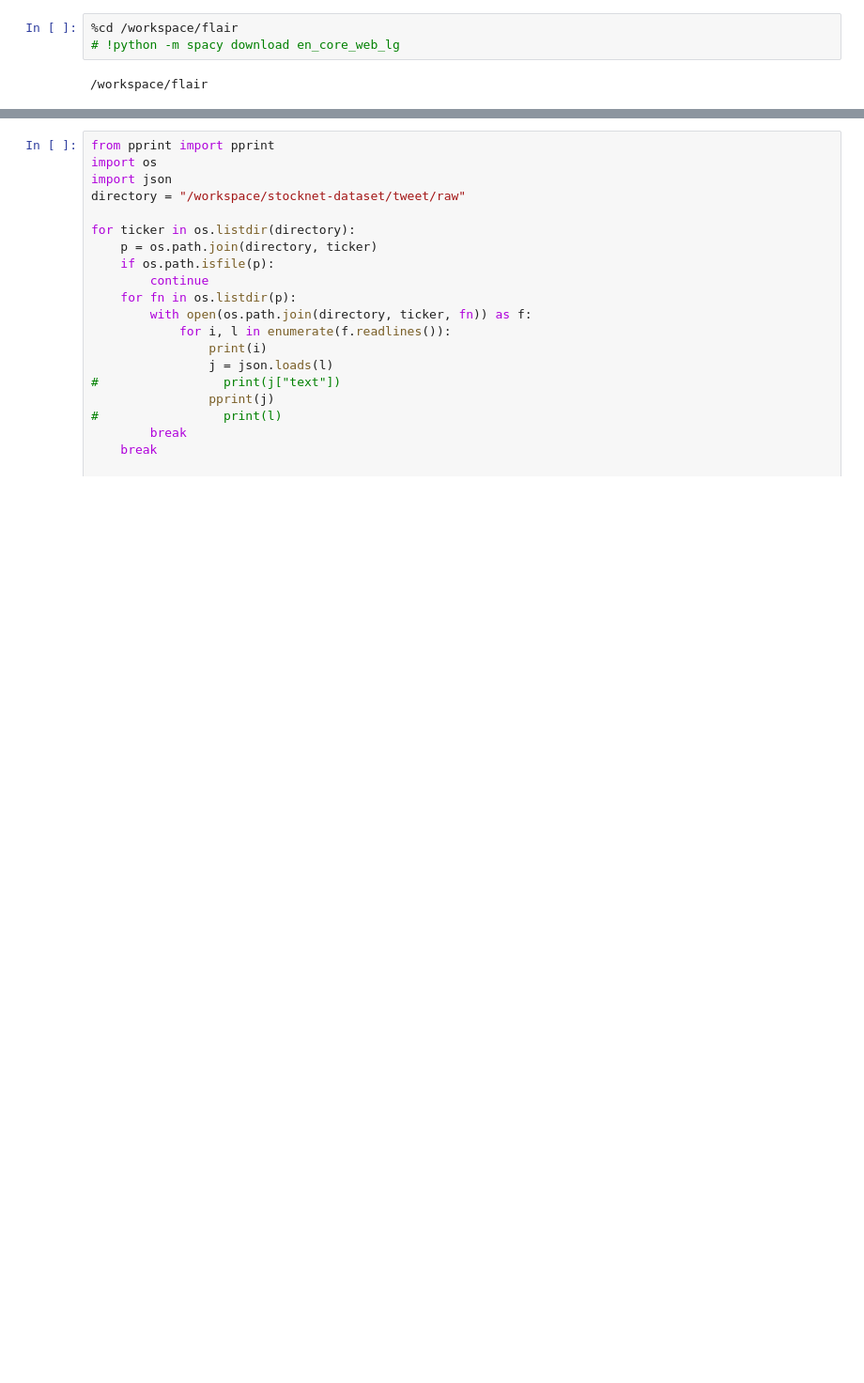
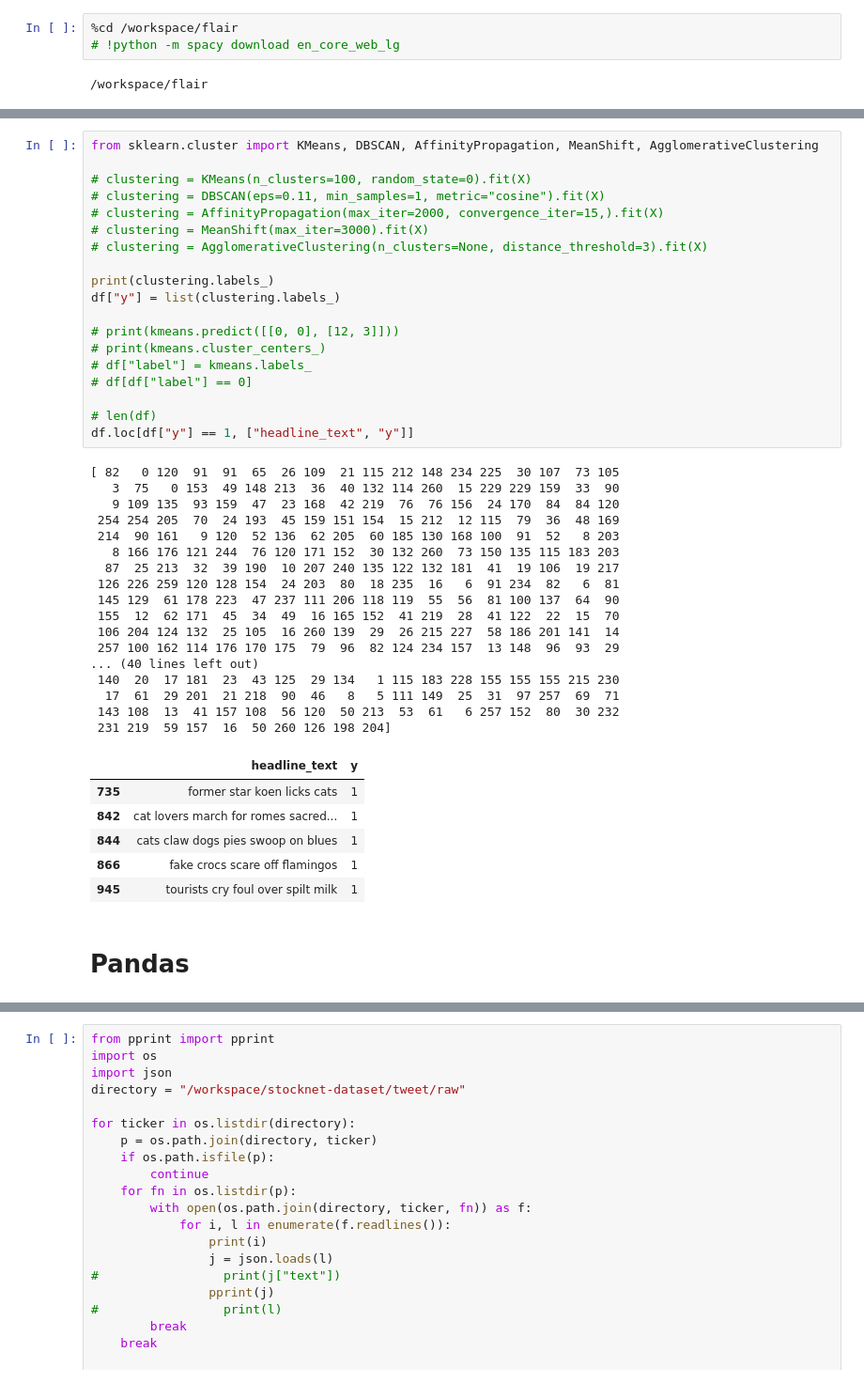
Before and after one commit to w121211/flair, a Jupyter notebook: debug.ipynb, the cells around one changed output, grey strips where cells are left out. Shown: that part at 94% size. Saved outputs shown, nothing was run; the diff lists cells and outputs as text; blank space fills up the shorter version.

```diff
--- a/debug.ipynb
+++ b/debug.ipynb
@@ -17,0 +119,45 @@ print(article.movies)
+# %%
+from sklearn.cluster import KMeans, DBSCAN, AffinityPropagation, MeanShift, AgglomerativeClustering
+
+# clustering = KMeans(n_clusters=100, random_state=0).fit(X)
+# clustering = DBSCAN(eps=0.11, min_samples=1, metric="cosine").fit(X)
+# clustering = AffinityPropagation(max_iter=2000, convergence_iter=15,).fit(X)
+# clustering = MeanShift(max_iter=3000).fit(X)
+# clustering = AgglomerativeClustering(n_clusters=None, distance_threshold=3).fit(X)
+
+print(clustering.labels_)
+df["y"] = list(clustering.labels_)
+
+# print(kmeans.predict([[0, 0], [12, 3]]))
+# print(kmeans.cluster_centers_)
+# df["label"] = kmeans.labels_
+# df[df["label"] == 0]
+
+# len(df)
+df.loc[df["y"] == 1, ["headline_text", "y"]]
+# %% [output]
+[ 82   0 120  91  91  65  26 109  21 115 212 148 234 225  30 107  73 105
+   3  75   0 153  49 148 213  36  40 132 114 260  15 229 229 159  33  90
+   9 109 135  93 159  47  23 168  42 219  76  76 156  24 170  84  84 120
+ 254 254 205  70  24 193  45 159 151 154  15 212  12 115  79  36  48 169
+ 214  90 161   9 120  52 136  62 205  60 185 130 168 100  91  52   8 203
+   8 166 176 121 244  76 120 171 152  30 132 260  73 150 135 115 183 203
+  87  25 213  32  39 190  10 207 240 135 122 132 181  41  19 106  19 217
+ 126 226 259 120 128 154  24 203  80  18 235  16   6  91 234  82   6  81
+ 145 129  61 178 223  47 237 111 206 118 119  55  56  81 100 137  64  90
+ 155  12  62 171  45  34  49  16 165 152  41 219  28  41 122  22  15  70
+ 106 204 124 132  25 105  16 260 139  29  26 215 227  58 186 201 141  14
+ 257 100 162 114 176 170 175  79  96  82 124 234 157  13 148  96  93  29
+... (40 lines left out)
+ 140  20  17 181  23  43 125  29 134   1 115 183 228 155 155 155 215 230
+  17  61  29 201  21 218  90  46   8   5 111 149  25  31  97 257  69  71
+ 143 108  13  41 157 108  56 120  50 213  53  61   6 257 152  80  30 232
+ 231 219  59 157  16  50 260 126 198 204]
+|  | headline_text | y |
+| 735 | former star koen licks cats | 1 |
+| 842 | cat lovers march for romes sacred... | 1 |
+| 844 | cats claw dogs pies swoop on blues | 1 |
+| 866 | fake crocs scare off flamingos | 1 |
+| 945 | tourists cry foul over spilt milk | 1 |
+# %% [markdown]
+# Pandas
```
Also changed, not shown: parts of 13 cells of this notebook, 7 other files.
